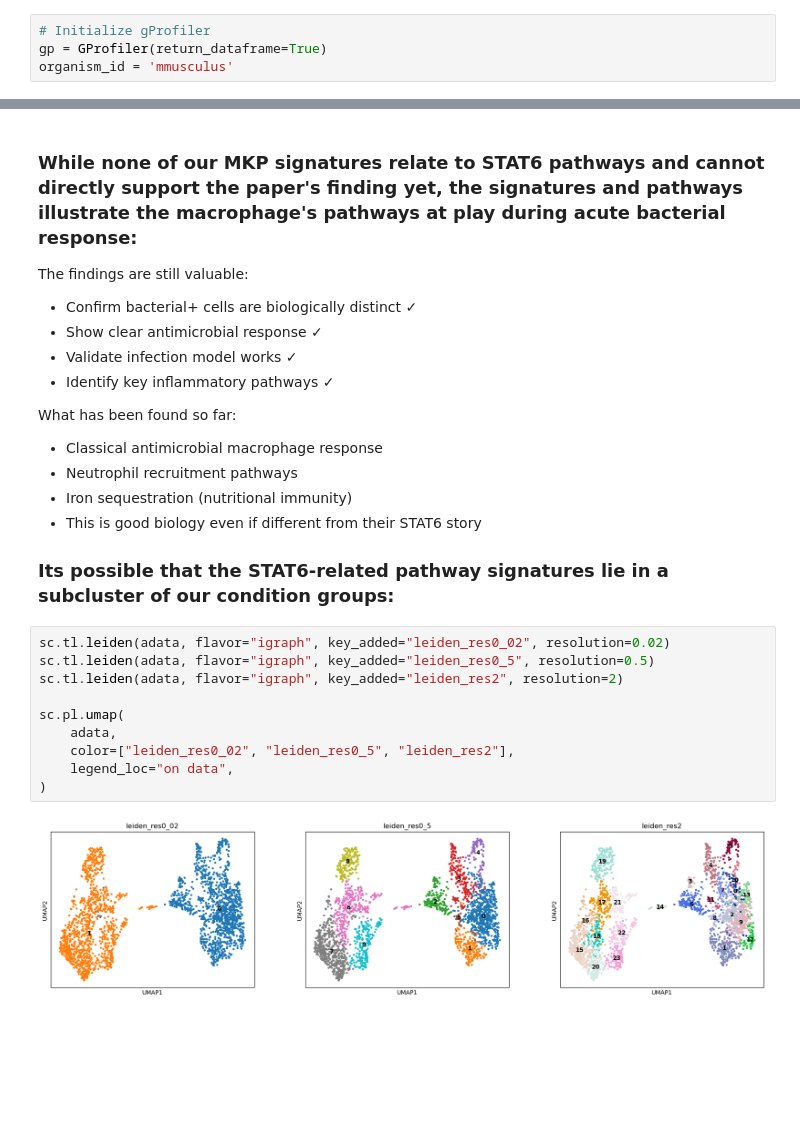
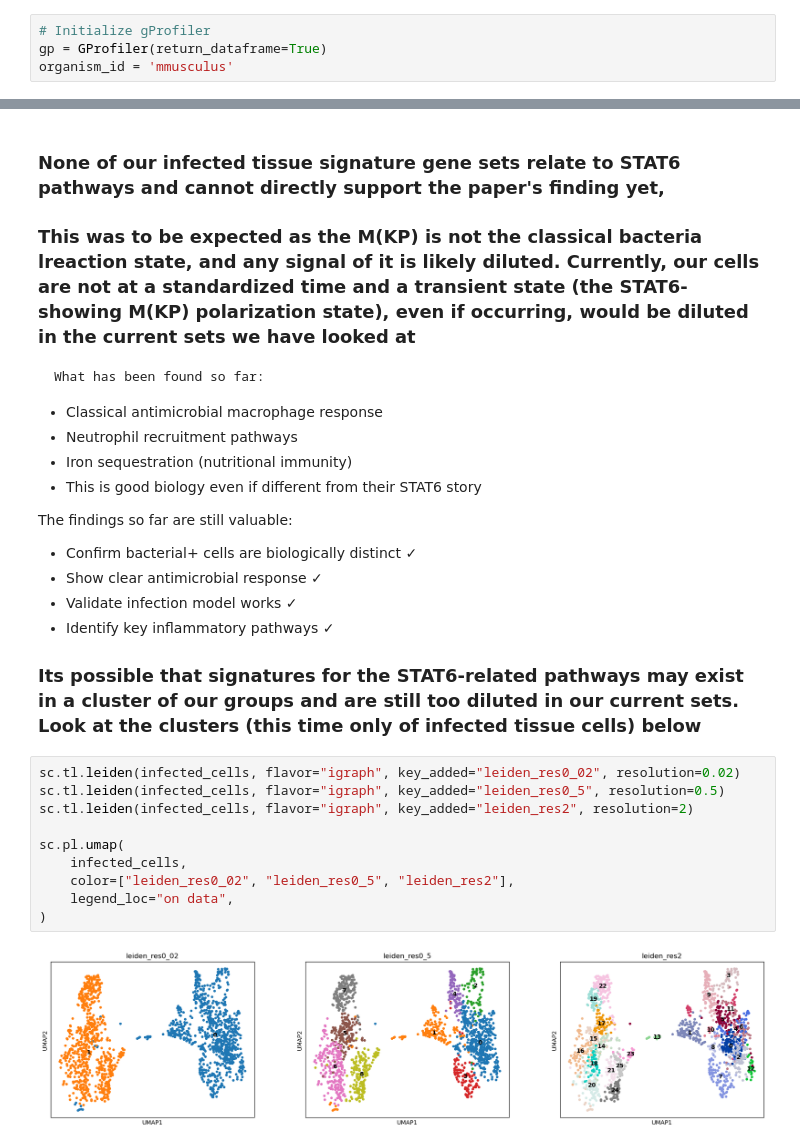
Before and after one commit to brian-rao/transcriptomics-klebsiella-lung-macrophage, a Jupyter notebook: 6 - Pathway Enrichment Analysis.ipynb, the cells around one changed output, grey strips where cells are left out. Cells and saved outputs as stored; diff of their text form; blank space fills up the shorter version.

```diff
--- a/notebooks/6 - Pathway Enrichment Analysis.ipynb
+++ b/6 - Pathway Enrichment Analysis.ipynb
@@ -149,28 +345,31 @@ Immune/antimicrobial pathways in M(Kp):
 # %% [markdown]
-### While none of our MKP signatures relate to STAT6 pathways and cannot directly support the paper's finding yet, the signatures and pathways illustrate the macrophage's pathways at play during acute bacterial response:
+### None of our infected tissue signature gene sets relate to STAT6 pathways and cannot directly support the paper's finding yet,
+### This was to be expected as the M(KP) is not the classical bacteria lreaction state, and any signal of it is likely diluted. Currently, our cells are not at a standardized time and a transient state (the STAT6-showing M(KP) polarization state), even if occurring, would be diluted in the current sets we have looked at
 
-  The findings are still valuable:
+    What has been found so far:
+  - Classical antimicrobial macrophage response
+  - Neutrophil recruitment pathways
+  - Iron sequestration (nutritional immunity)
+  - This is good biology even if different from their STAT6 story
+
+  The findings so far are still valuable:
   - Confirm bacterial+ cells are biologically distinct ✓
   - Show clear antimicrobial response ✓
   - Validate infection model works ✓
   - Identify key inflammatory pathways ✓
 
-  What has been found so far:
-  - Classical antimicrobial macrophage response
-  - Neutrophil recruitment pathways
-  - Iron sequestration (nutritional immunity)
-  - This is good biology even if different from their STAT6 story
 
-### Its possible that the STAT6-related pathway signatures lie in a subcluster of our condition groups:
+
+### Its possible that signatures for the STAT6-related pathways may exist in a cluster of our groups and are still too diluted in our current sets. Look at the clusters (this time only of infected tissue cells) below
 # %%
-sc.tl.leiden(adata, flavor="igraph", key_added="leiden_res0_02", resolution=0.02)
-sc.tl.leiden(adata, flavor="igraph", key_added="leiden_res0_5", resolution=0.5)
-sc.tl.leiden(adata, flavor="igraph", key_added="leiden_res2", resolution=2)
+sc.tl.leiden(infected_cells, flavor="igraph", key_added="leiden_res0_02", resolution=0.02)
+sc.tl.leiden(infected_cells, flavor="igraph", key_added="leiden_res0_5", resolution=0.5)
+sc.tl.leiden(infected_cells, flavor="igraph", key_added="leiden_res2", resolution=2)
 
 sc.pl.umap(
-    adata,
+    infected_cells,
     color=["leiden_res0_02", "leiden_res0_5", "leiden_res2"],
     legend_loc="on data",
 )
 # %% [output]
-[figure, old version]
+[figure, new version]
```
Also changed, not shown: parts of 15 cells of this notebook, 3 other files.
